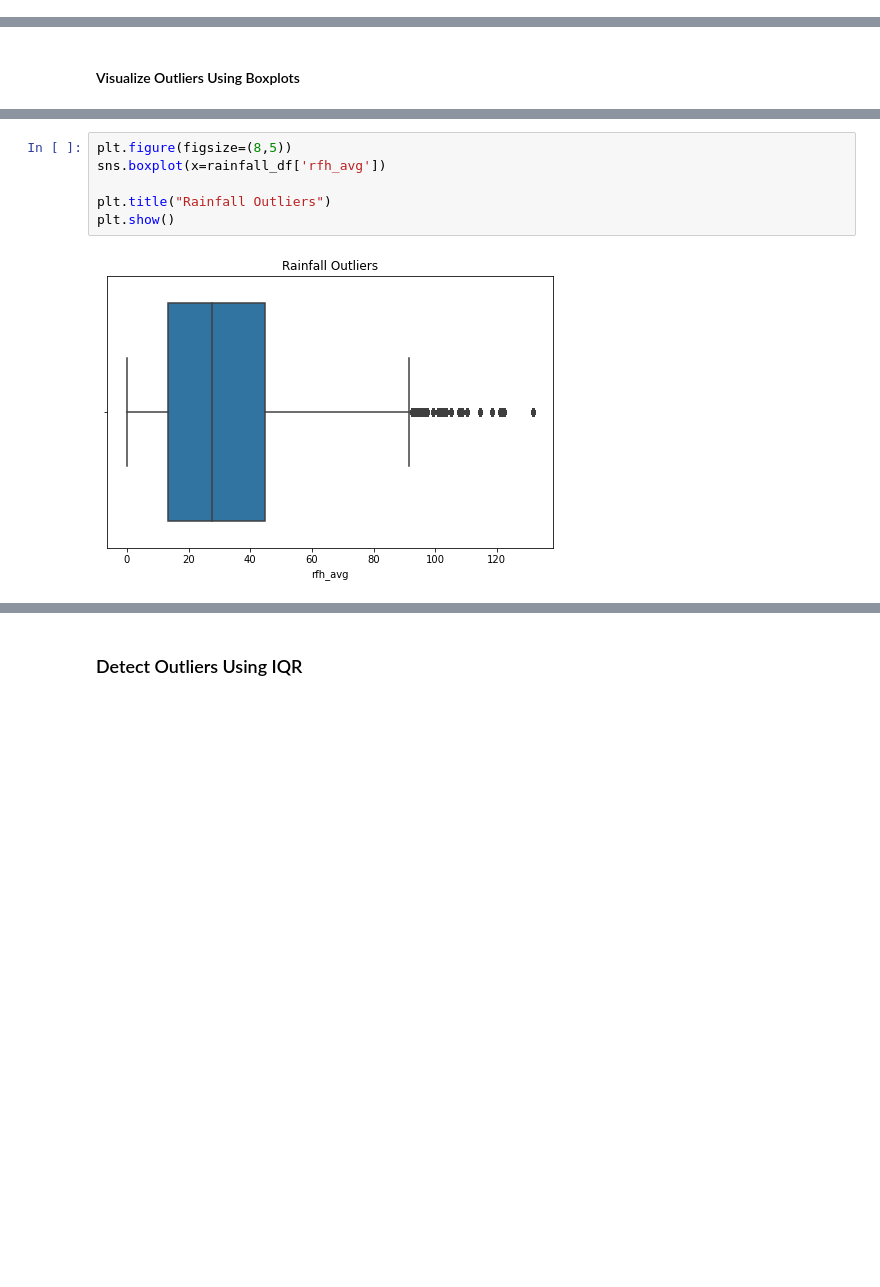
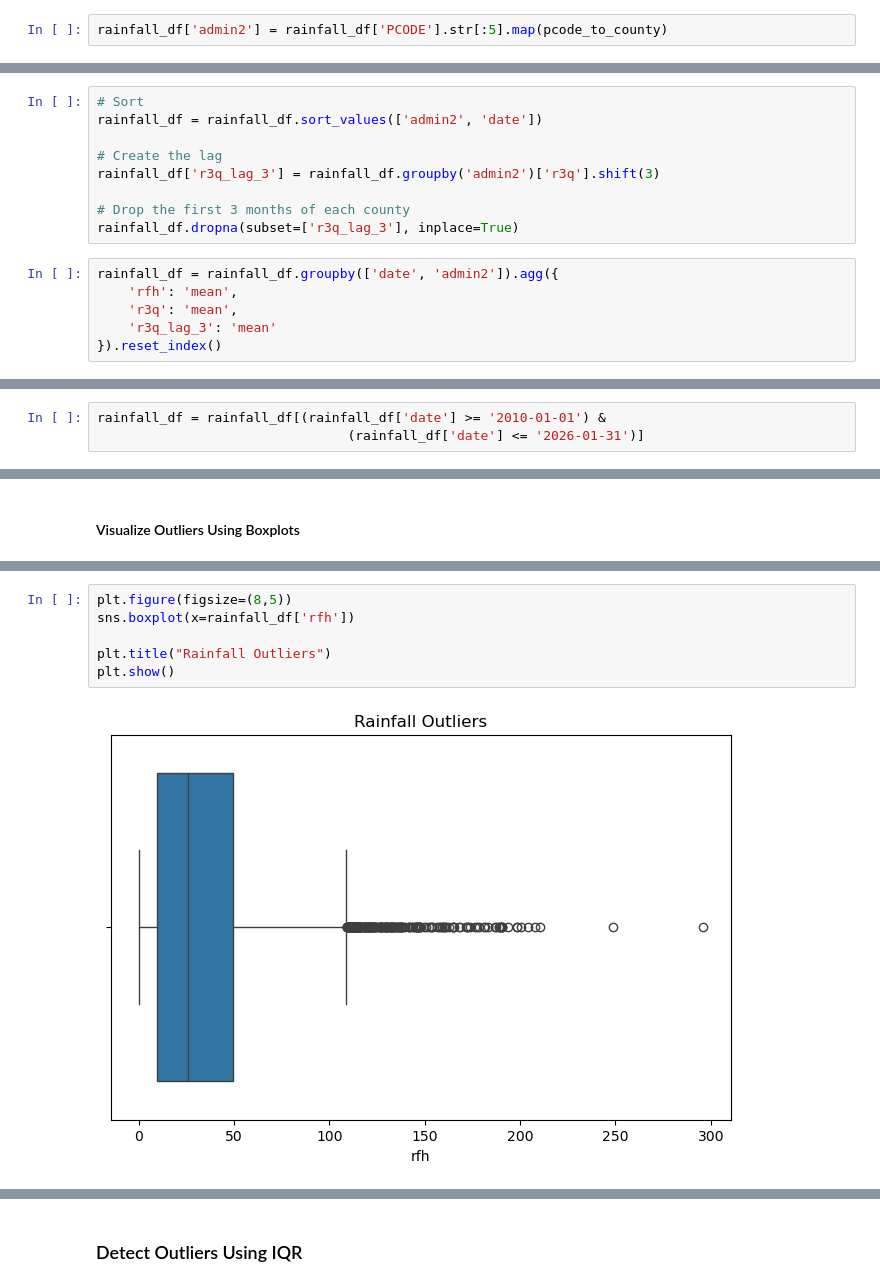
Before and after one commit to Wanyiri9dave/FoodPrice-Stabilty-Predictive-Analytics, a Jupyter notebook: index.ipynb, the cells around one changed output, grey strips where cells are left out. Cells and saved outputs as stored; diff of their text form; blank space fills up the shorter version.

```diff
--- a/index.ipynb
+++ b/index.ipynb
@@ -387,0 +491,2 @@ rainfall_df.drop(columns=[
+# %%
+rainfall_df['admin2'] = rainfall_df['PCODE'].str[:5].map(pcode_to_county)
@@ -387,0 +496,15 @@ rainfall_df.drop(columns=[
+# %%
+# Sort
+rainfall_df = rainfall_df.sort_values(['admin2', 'date'])
+
+# Create the lag
+rainfall_df['r3q_lag_3'] = rainfall_df.groupby('admin2')['r3q'].shift(3)
+
+# Drop the first 3 months of each county
+rainfall_df.dropna(subset=['r3q_lag_3'], inplace=True)
+# %%
+rainfall_df = rainfall_df.groupby(['date', 'admin2']).agg({
+    'rfh': 'mean',
+    'r3q': 'mean',
+    'r3q_lag_3': 'mean'
+}).reset_index()
@@ -388,3 +513,6 @@ rainfall_df.drop(columns=[
+# %%
+rainfall_df = rainfall_df[(rainfall_df['date'] >= '2010-01-01') &
+                                (rainfall_df['date'] <= '2026-01-31')]
 # %%
 rainfall_df.head()
 # %% [output]
@@ -417,10 +582,10 @@ plt.show()
 # %%
 plt.figure(figsize=(8,5))
-sns.boxplot(x=rainfall_df['rfh_avg'])
+sns.boxplot(x=rainfall_df['rfh'])
 
 plt.title("Rainfall Outliers")
 plt.show()
 # %% [output]
-[figure, old version]
+[figure, new version]
 # %%
 plt.figure(figsize=(8,5))
```
Also changed, not shown: parts of 35 cells of this notebook.
